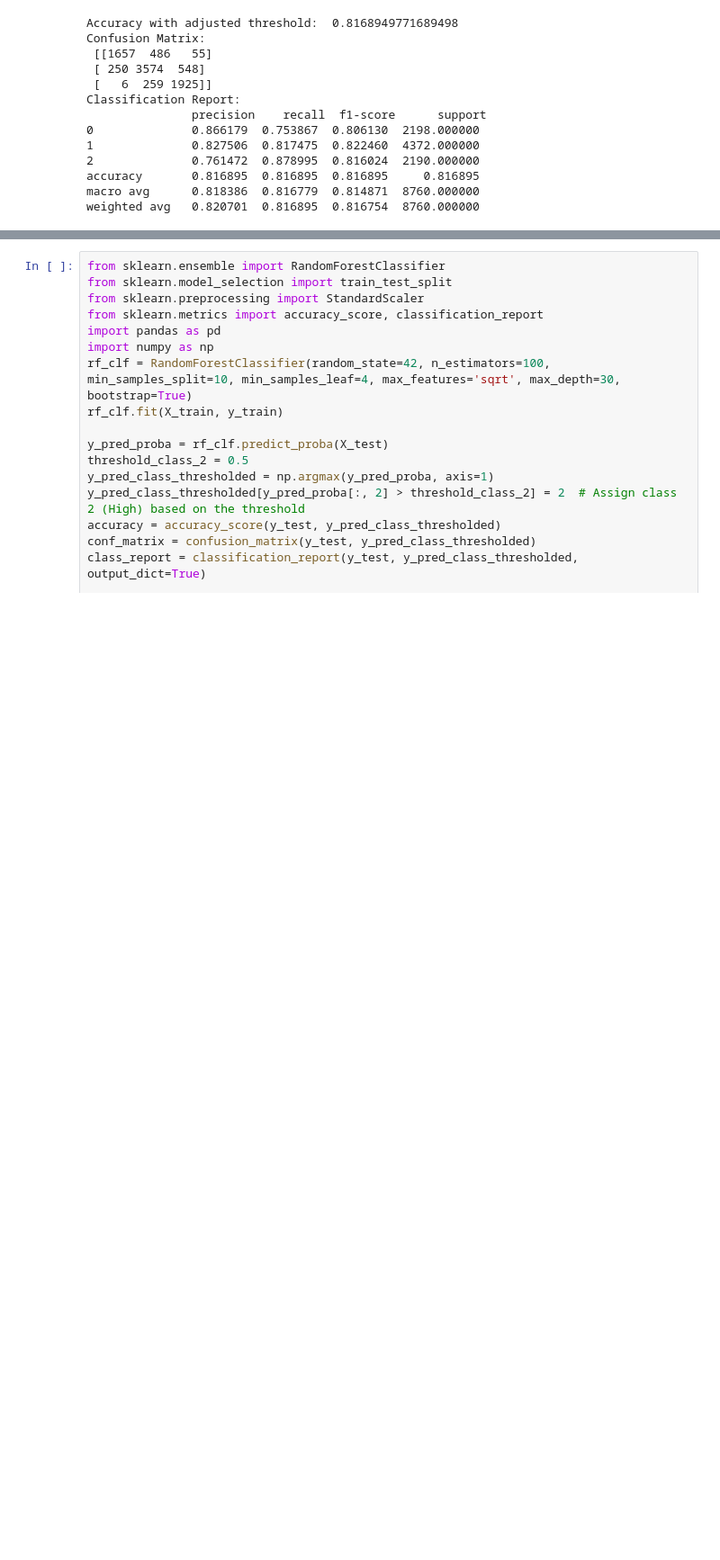
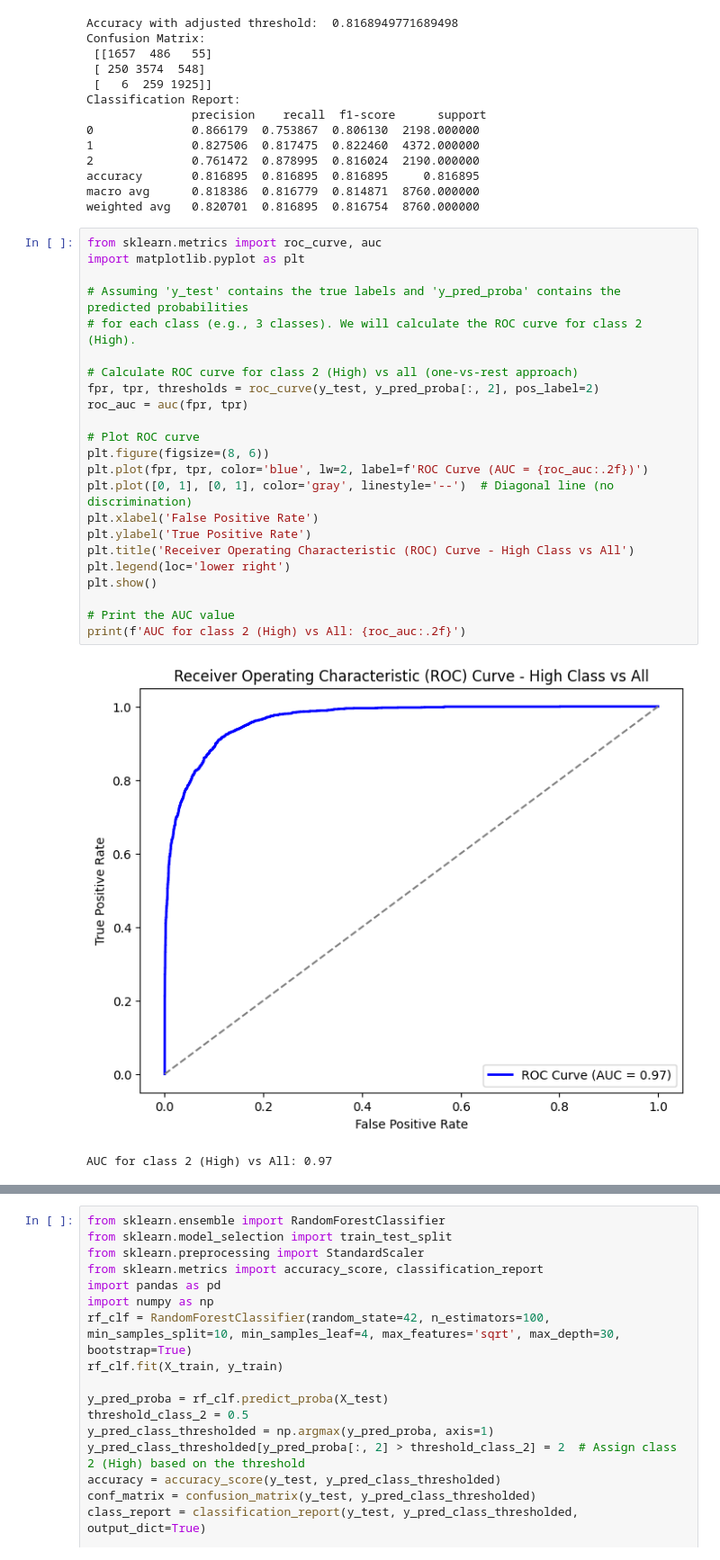
Before and after one commit to davidedalce/Air-Quality-Forecast, a Jupyter notebook: notebooks/EDA.ipynb, the cells around one changed output, grey strips where cells are left out. Shown at 90% size. Saved outputs shown, nothing was run; the diff lists cells and outputs as text; blank space fills up the shorter version.

```diff
--- a/notebooks/EDA.ipynb
+++ b/notebooks/EDA.ipynb
@@ -1362,3 +1392,29 @@ Classification Report:
 accuracy       0.816895  0.816895  0.816895     0.816895
 macro avg      0.818386  0.816779  0.814871  8760.000000
 weighted avg   0.820701  0.816895  0.816754  8760.000000
+# %%
+from sklearn.metrics import roc_curve, auc
+import matplotlib.pyplot as plt
+
+# Assuming 'y_test' contains the true labels and 'y_pred_proba' contains the predicted probabilities
+# for each class (e.g., 3 classes). We will calculate the ROC curve for class 2 (High).
+
+# Calculate ROC curve for class 2 (High) vs all (one-vs-rest approach)
+fpr, tpr, thresholds = roc_curve(y_test, y_pred_proba[:, 2], pos_label=2)
+roc_auc = auc(fpr, tpr)
+
+# Plot ROC curve
+plt.figure(figsize=(8, 6))
+plt.plot(fpr, tpr, color='blue', lw=2, label=f'ROC Curve (AUC = {roc_auc:.2f})')
+plt.plot([0, 1], [0, 1], color='gray', linestyle='--')  # Diagonal line (no discrimination)
+plt.xlabel('False Positive Rate')
+plt.ylabel('True Positive Rate')
+plt.title('Receiver Operating Characteristic (ROC) Curve - High Class vs All')
+plt.legend(loc='lower right')
+plt.show()
+
+# Print the AUC value
+print(f'AUC for class 2 (High) vs All: {roc_auc:.2f}')
+# %% [output]
+[figure, added]
+AUC for class 2 (High) vs All: 0.97
```
Also changed, not shown: parts of 4 cells of this notebook.
